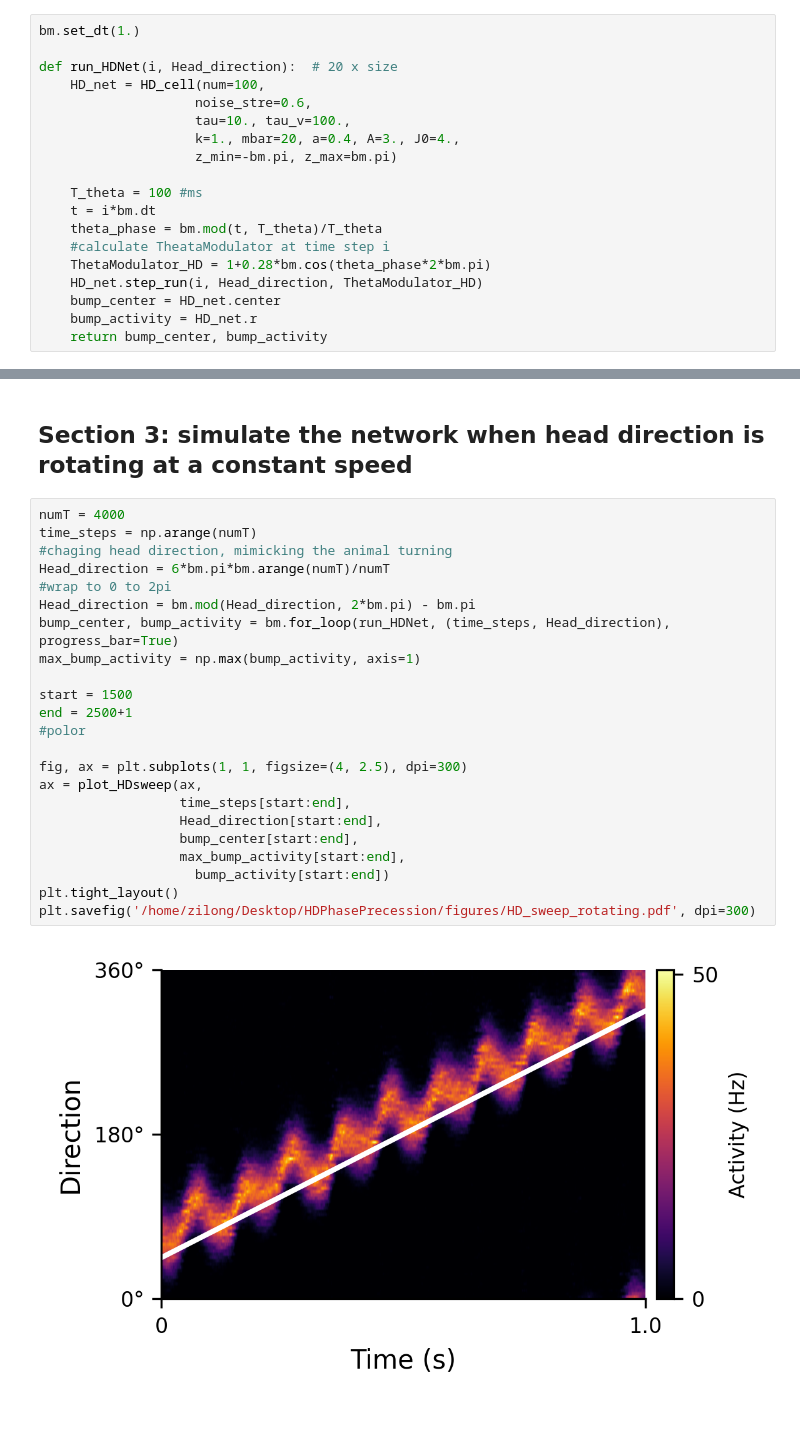
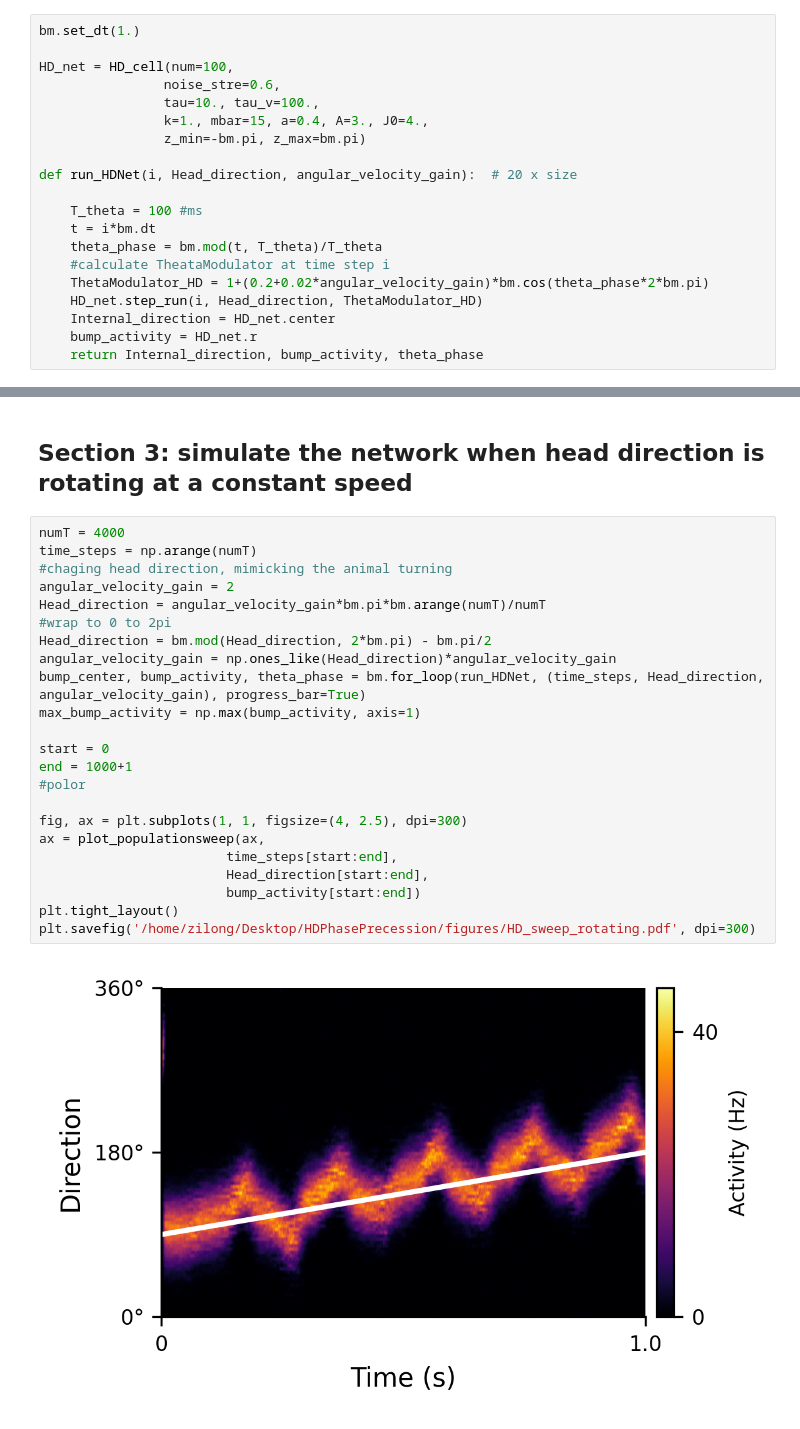
Before and after one commit to ZilongJi/HDPhasePrecession, a Jupyter notebook: HDcellSweeps.ipynb, the cells around one changed output, grey strips where cells are left out. Cells and saved outputs as stored; diff of their text form.

```diff
--- a/HDcellSweeps.ipynb
+++ b/HDcellSweeps.ipynb
@@ -66,19 +123,20 @@ def plot_HDsweepdistribution(ax, offset):
 # %%
 bm.set_dt(1.)
 
-def run_HDNet(i, Head_direction):  # 20 x size
-    HD_net = HD_cell(num=100,
-                    noise_stre=0.6,
-                    tau=10., tau_v=100.,
-                    k=1., mbar=20, a=0.4, A=3., J0=4.,
-                    z_min=-bm.pi, z_max=bm.pi)
+HD_net = HD_cell(num=100,
+                noise_stre=0.6,
+                tau=10., tau_v=100.,
+                k=1., mbar=15, a=0.4, A=3., J0=4.,
+                z_min=-bm.pi, z_max=bm.pi)
+
+def run_HDNet(i, Head_direction, angular_velocity_gain):  # 20 x size
 
     T_theta = 100 #ms
     t = i*bm.dt
     theta_phase = bm.mod(t, T_theta)/T_theta
     #calculate TheataModulator at time step i
-    ThetaModulator_HD = 1+0.28*bm.cos(theta_phase*2*bm.pi)
+    ThetaModulator_HD = 1+(0.2+0.02*angular_velocity_gain)*bm.cos(theta_phase*2*bm.pi)
     HD_net.step_run(i, Head_direction, ThetaModulator_HD)
-    bump_center = HD_net.center
+    Internal_direction = HD_net.center
     bump_activity = HD_net.r
-    return bump_center, bump_activity
+    return Internal_direction, bump_activity, theta_phase
@@ -115,25 +171,25 @@ plt.savefig('/home/zilong/Desktop/HDPhasePrecession/figures/HD_sweep_static.pdf'
 # %%
 numT = 4000
 time_steps = np.arange(numT)
 #chaging head direction, mimicking the animal turning
-Head_direction = 6*bm.pi*bm.arange(numT)/numT
+angular_velocity_gain = 2
+Head_direction = angular_velocity_gain*bm.pi*bm.arange(numT)/numT
 #wrap to 0 to 2pi
-Head_direction = bm.mod(Head_direction, 2*bm.pi) - bm.pi
-bump_center, bump_activity = bm.for_loop(run_HDNet, (time_steps, Head_direction), progress_bar=True)
+Head_direction = bm.mod(Head_direction, 2*bm.pi) - bm.pi/2
+angular_velocity_gain = np.ones_like(Head_direction)*angular_velocity_gain
+bump_center, bump_activity, theta_phase = bm.for_loop(run_HDNet, (time_steps, Head_direction, angular_velocity_gain), progress_bar=True)
 max_bump_activity = np.max(bump_activity, axis=1)
 
-start = 1500
-end = 2500+1
+start = 0
+end = 1000+1
 #polor
 
 fig, ax = plt.subplots(1, 1, figsize=(4, 2.5), dpi=300)
-ax = plot_HDsweep(ax,
-                  time_steps[start:end],
-                  Head_direction[start:end],
-                  bump_center[start:end],
-                  max_bump_activity[start:end],
-                    bump_activity[start:end])
+ax = plot_populationsweep(ax,
+                        time_steps[start:end],
+                        Head_direction[start:end],
+                        bump_activity[start:end])
 plt.tight_layout()
 plt.savefig('/home/zilong/Desktop/HDPhasePrecession/figures/HD_sweep_rotating.pdf', dpi=300)
 # %% [output]
-[figure, old version]
+[figure, new version]
```
Also changed, not shown: parts of 9 cells of this notebook.
